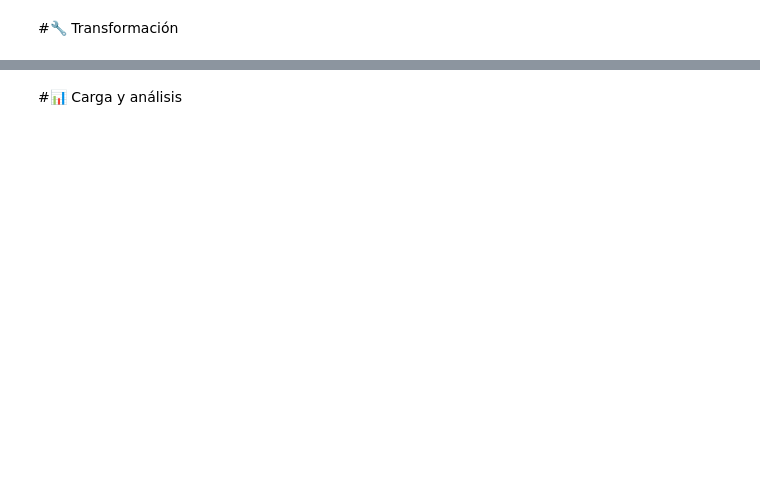
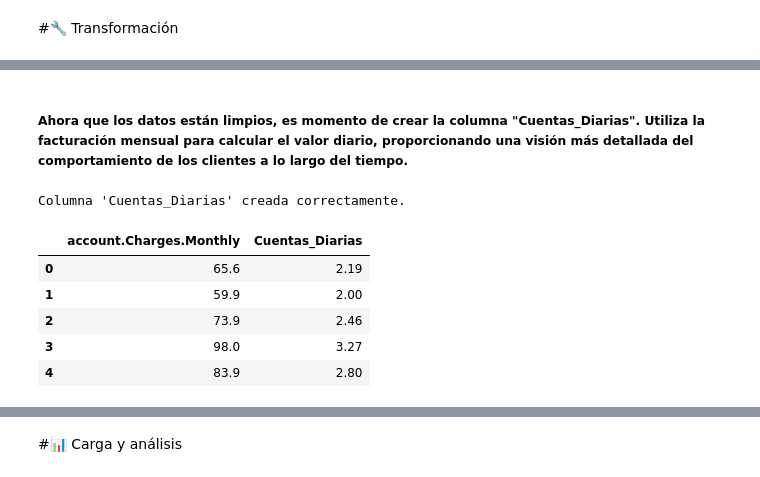
Before and after one commit to ccontreras30/ch_telecomX, a Jupyter notebook: TelecomX_LATAM.ipynb, the cells around one changed output, grey strips where cells are left out. Cells and saved outputs as stored; diff of their text form; code cells hidden in the pictures; blank space fills up the shorter version.

```diff
--- a/TelecomX_LATAM.ipynb
+++ b/TelecomX_LATAM.ipynb
@@ -18,11 +11,17 @@ import pandas as pd
 # %%
+import pandas as pd
+
 # Si los datos están en una estructura tipo lista de diccionarios
-df = pd.read_json('/content/challenge2-data-science-LATAM/TelecomX_Data.json')
+df = pd.read_json('/content/ch_telecomX/TelecomX_Data.json')
+
+# Si el JSON es complejo o anidado, puede que necesites usar json normal
+import json
+
+with open('/content/ch_telecomX/TelecomX_Data.json') as f:
+    data = json.load(f)
 
 # Luego lo conviertes en DataFrame
 df = pd.json_normalize(data)
 
 # Si los datos están anidados dentro de una clave
 # df = pd.json_normalize(data['clave_principal'])
-print(df.info())
-df.head()
@@ -51,0 +116,6 @@ None
+# %%
+print("\nDescripción de columnas detectadas:\n")
+
+for col in df.columns:
+    descripcion = diccionario_columnas.get(col, "Descripción no encontrada")
+    print(f"* {col}: {descripcion}")
@@ -51,0 +142,15 @@ None
+# %%
+# Seleccionando las columnas más relevantes
+columnas_relevantes = [
+    "Churn", "tenure", "Contract", "InternetService", "TechSupport",
+    "MonthlyCharges" if "MonthlyCharges" in df.columns else "Charges.Monthly",
+    "TotalCharges" if "TotalCharges" in df.columns else "Charges.Total",
+    "SeniorCitizen", "OnlineSecurity", "PaymentMethod"
+]
+
+print("\nVariables clave para el análisis de evasión:\n")
+for col in columnas_relevantes:
+    if col in df.columns:
+        print(f"- {col} → {diccionario_columnas.get(col, 'Sin descripción')}")
+    else:
+        print(f"* {col} no encontrada en el DataFrame")
@@ -51,0 +304,21 @@ None
+# %% [markdown]
+##### Ahora que los datos están limpios, es momento de crear la columna "Cuentas_Diarias". Utiliza la facturación mensual para calcular el valor diario, proporcionando una visión más detallada del comportamiento de los clientes a lo largo del tiempo.
+# %%
+# Crea la columna con facturación diaria estimada considerando que el mes promedio tiene 30 dìas
+if "account.Charges.Monthly" in df.columns:
+    df['Cuentas_Diarias'] = (df['account.Charges.Monthly'] / 30).round(2)
+    print("Columna 'Cuentas_Diarias' creada correctamente.")
+else:
+    print("La columna 'Charges.Monthly' no está disponible en el DataFrame.")
+# %% [output]
+Columna 'Cuentas_Diarias' creada correctamente.
+# %%
+# Visualizar algunas filas para verificar el cálculo
+df[['account.Charges.Monthly', 'Cuentas_Diarias']].head()
+# %% [output]
+|  | account.Charges.Monthly | Cuentas_Diarias |
+| 0 | 65.6 | 2.19 |
+| 1 | 59.9 | 2.00 |
+| 2 | 73.9 | 2.46 |
+| 3 | 98.0 | 3.27 |
+| 4 | 83.9 | 2.80 |
```
Also changed, not shown: parts of 41 cells of this notebook.
